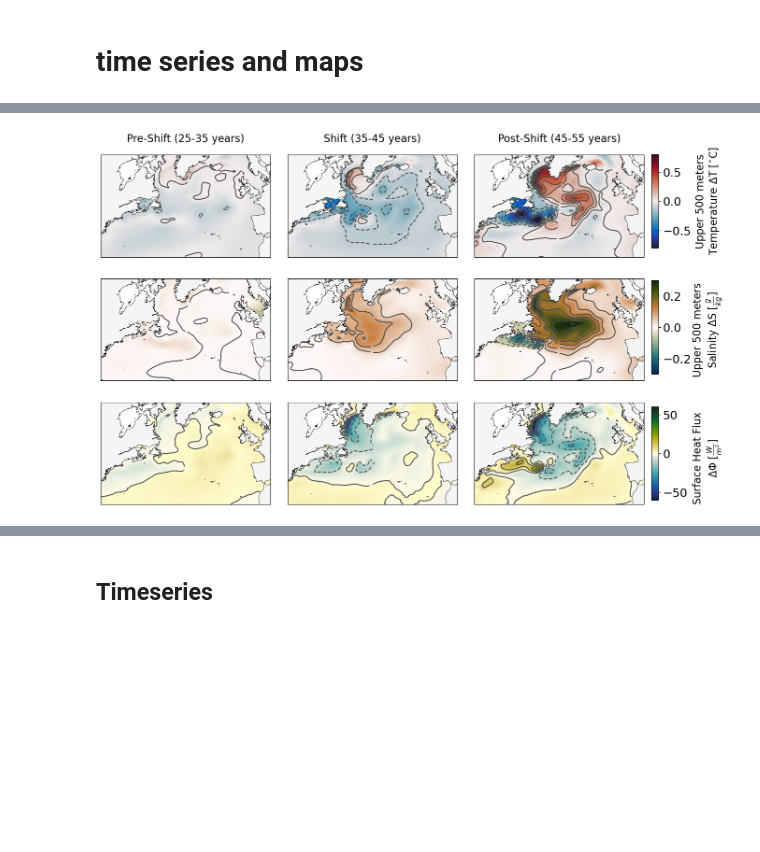
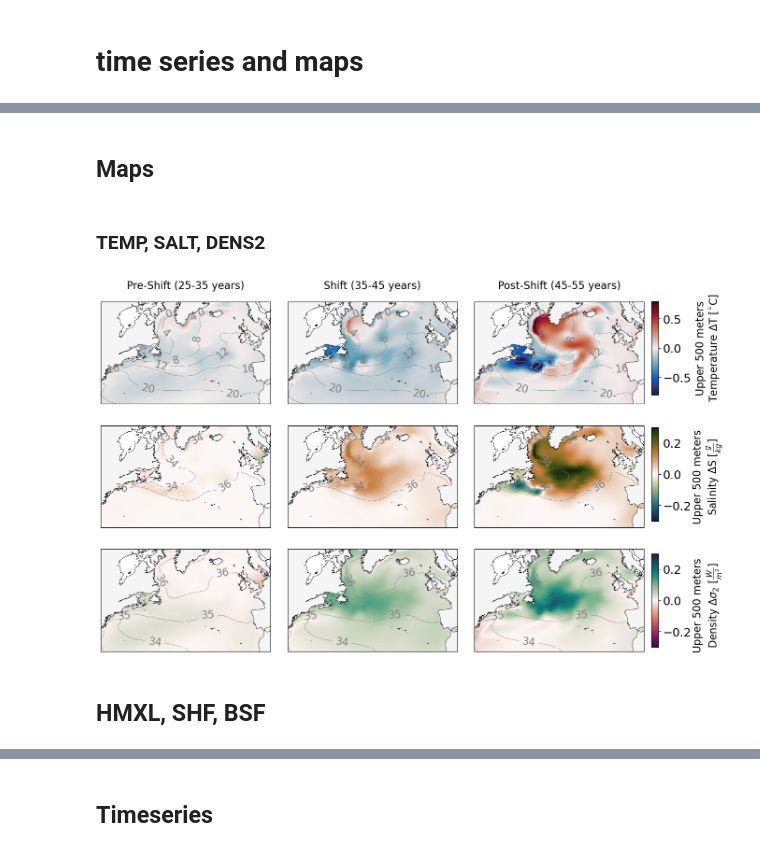
Before and after one commit to inagler/phase1_publish, a Jupyter notebook: Plot_increase.ipynb, the cells around one changed output, grey strips where cells are left out. Saved outputs shown, nothing was run; the diff lists cells and outputs as text; code cells hidden in the pictures; blank space fills up the shorter version.

Commit message:
improving figures for paper

```diff
--- a/Plot_increase.ipynb
+++ b/Plot_increase.ipynb
@@ -60,0 +32,5 @@ ds_n_heat.N_HEAT.isel(transport_reg=1, transport_comp=1).sel(lat_aux_grid=47.432
+# %%
+path = '/Data/skd/scratch/innag3580/comp/composites/'
+ds_smoc = xr.open_dataset(os.path.join(path, f'Above_combined_smoc_3.0_40_20.nc'))
+ds_dmoc = xr.open_dataset(os.path.join(path, f'Above_combined_dmoc_3.0_40_20.nc'))
+ds_bsf  = xr.open_dataset(os.path.join(path, f'Above_combined_bsf_3.0_40_20.nc')).roll(nlon=+100)
@@ -82,0 +68,2 @@ OMP: Info #276: omp_set_nested routine deprecated, please use omp_set_max_active
+# %% [markdown]
+## Maps
@@ -83,13 +95,16 @@ OMP: Info #276: omp_set_nested routine deprecated, please use omp_set_max_active
+# %% [markdown]
+### TEMP, SALT, DENS2
 # %%
-# Sample data and variable settings
-variables = ['TEMP', 'SALT', 'SHF']
+variables = ['TEMP', 'SALT', 'DENS2']
 labels = [r'Upper 500 meters' + '\n' + r'Temperature $\Delta$T [$^{\circ}$C]',
           r'Upper 500 meters' + '\n' + r'Salinity $\Delta$S [$\frac{g}{kg}$]',
-          r'Surface Heat Flux' + '\n' + r'$\Delta\Phi$ [$\frac{W}{m^2}$]']
-cmaps = [cmo.balance, cmo.tarn_r, cmo.delta]
-vmins = [-0.8, -0.3, -60]
+          r'Upper 500 meters' + '\n' + r'Density $\Delta \sigma_2$ [$\frac{W}{m^2}$]']
+cmaps = [cmo.balance, cmo.tarn_r, cmo.curl_r]
+vmins = [-0.8, -0.3, -0.3]
 years_ranges = [(25, 35), (35, 45), (45, 55)]
 column_names = ['Pre-Shift (25-35 years)', 'Shift (35-45 years)', 'Post-Shift (45-55 years)']
+
+save_name = 'Figure_Increase_Flipbooks_Hydro.png'
 # %%
 fontsize = 16
 
@@ -101,76 +116,48 @@ for col, col_name in enumerate(column_names):
     axes[0, col].set_title(col_name, fontsize=20, pad=20)
 
 for row, var in enumerate(variables):
-    if var in ['HMX', 'SHF']:
-        ds_var_annual = datasets[var]
-    else:
-        ds_var_annual = datasets[var].sel(z_t=slice(0, 500)).mean('z_t')
-
+    ds_var_annual = datasets[var].sel(z_t=slice(0, 500)).mean('z_t')
     ds = ds_var_annual - ds_var_annual.isel(time=slice(0, 40)).mean('time')
     vmin = vmins[row]
     vmax = -vmin
     for col, (start, end) in enumerate(years_ranges):
-
         ax = axes[row, col]
         da = ds.isel(time=slice(start, end)).mean('time')[var]
-        pc = da.plot.pcolormesh(
-            ax=ax,
-            transform=ccrs.PlateCarree(),
-            x='TLONG',
-            y='TLAT',
-            cmap=cmaps[row],
-            vmin=vmin, vmax=vmax,
-            add_colorbar=False
-        )
+        pc = da.plot.pcolormesh(ax=ax, transform=ccrs.PlateCarree(),
+                                x='TLONG', y='TLAT',
+            cmap=cmaps[row], vmin=vmin, vmax=vmax, add_colorbar=False)
         ax.set_extent([-75, -5, 30, 69], crs=ccrs.PlateCarree())
         ax.add_feature(nature_coast)
 
+        #cs = ax.contour(ds.TLONG.where(NA_mask==1), ds.TLAT.where(NA_mask==1),
+        #                ds_var_annual.isel(time=slice(0, 40)).mean('time')[var].where(NA_mask==1),
+        #                levels = np.linspace(vmin, vmax, 15),
+        #                linewidths=1.5, colors='#4d4d4d', transform=ccrs.PlateCarree())
 
-        if row == 0 and col == 0:
-            color='goldenrod'
-            #ax.contour(ds.TLONG.where(SPNA_mask==1), ds.TLAT.where(SPNA_mask==1), SPNA_mask,
-            ax.contour(ds.TLONG, ds.TLAT, SPNA_mask.where(SPNA_mask==1),
-                       transform=ccrs.PlateCarree(), colors=color, linewidths=0.5)
-
-
-        cs = ax.contour(
-            ds.TLONG.where(NA_mask==1), ds.TLAT.where(NA_mask==1), da,
-            levels = np.linspace(vmin, vmax, 15),
-            linewidths=1.5, colors='#4d4d4d', transform=ccrs.PlateCarree()
-        )
-        #ax.clabel(cs, fmt='%1.2f', inline=True, fontsize=12)
-
-        # Remove default axis labels
+        cs = ax.contour(ds.TLONG, ds.TLAT,
+                        ds_var_annual.isel(time=slice(0, 40)).mean('time')[var].where(NA_mask == 1),
+                        linewidths=0.5, colors='gray', transform=ccrs.PlateCarree())
+        ax.clabel(cs, fmt='%1.0f', inline=True, fontsize=fontsize)
         ax.set_xlabel('')
         ax.set_ylabel('')
 
-# Create separate axes for the colorbars
-# 70 too high
-# 66 too low
-#--
-# 28 too much distance
-# 27 too little distance
 cbar_axes = [fig.add_axes([0.91, 0.67 - i * 0.27, 0.01, 0.2]) for i in range(3)]
-
-# Add colorbars to the separate axes
 for row in range(3):
     norm = plt.Normalize(vmin=vmins[row], vmax=-vmins[row])
     sm = plt.cm.ScalarMappable(cmap=cmaps[row], norm=norm)
     sm.set_array([])
     cbar = fig.colorbar(sm, cax=cbar_axes[row])
     cbar.ax.set_ylabel('', fontsize=16)
-
-# Add custom text labels for the colorbars rotated 90 degrees
 for i, label in enumerate(labels):
     fig.text(0.991, 0.77 - i * 0.275, label, fontsize=fontsize, verticalalignment='center', horizontalalignment='center', rotation=90)
-
 for col, name in enumerate(column_names):
     axes[0, col].set_title(name, fontsize=fontsize, pad=20)
 
-# Adjust the space between rows and columns
 plt.subplots_adjust(wspace=0.1, hspace=0.1)
-#plt.savefig('Figure_Increase_1.png', bbox_inches='tight', dpi=300)
+#plt.savefig(save_name, bbox_inches='tight', dpi=300)
 
 plt.show()
 # %% [output]
-[figure, old version]
+[figure, new version]
+# %% [markdown]
+## HMXL, SHF, BSF
```
Also changed, not shown: parts of 24 cells of this notebook, 5 other files.
